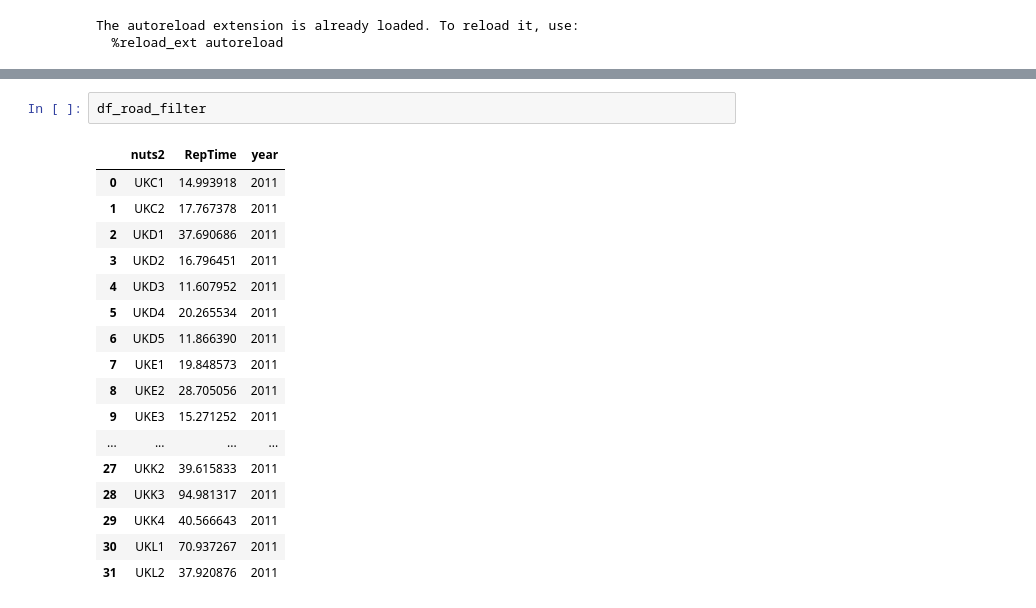
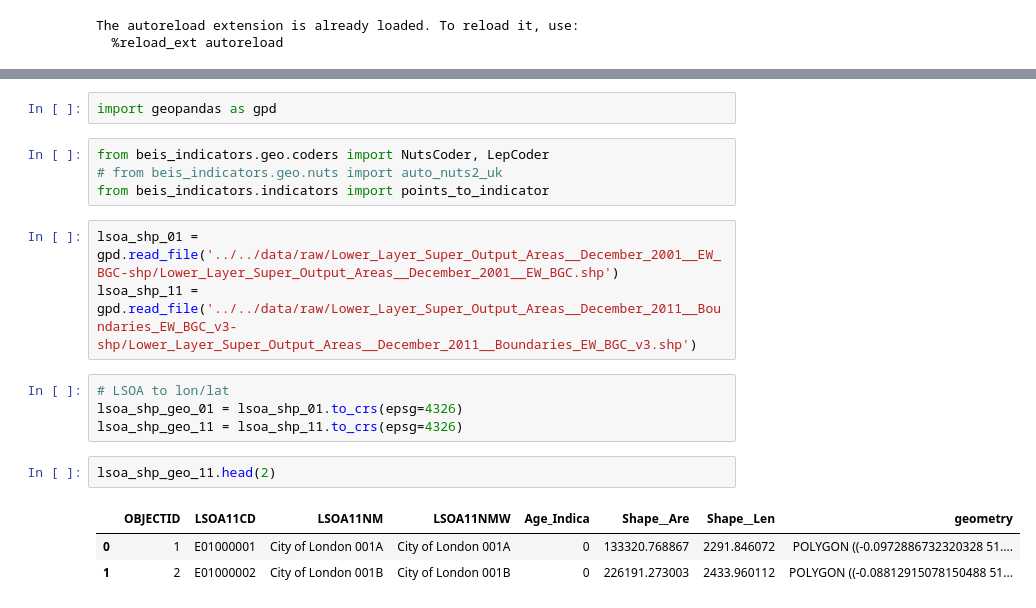
Before and after one commit to nestauk/beis-indicators, a Jupyter notebook: ds/notebooks/dev/15_ao_travel.ipynb, the cells around one changed output, grey strips where cells are left out. Cells and saved outputs as stored; diff of their text form.

```diff
--- a/ds/notebooks/dev/15_ao_travel.ipynb
+++ b/ds/notebooks/dev/15_ao_travel.ipynb
@@ -155,20 +9,19 @@ df_road_filter['year'] = [2011]*len(df_road_filter)
-# %%
-df_road_filter
-# %% [output]
-|  | nuts2 | RepTime | year |
-| 0 | UKC1 | 14.993918 | 2011 |
-| 1 | UKC2 | 17.767378 | 2011 |
-| 2 | UKD1 | 37.690686 | 2011 |
-| 3 | UKD2 | 16.796451 | 2011 |
-| 4 | UKD3 | 11.607952 | 2011 |
-| 5 | UKD4 | 20.265534 | 2011 |
-| 6 | UKD5 | 11.866390 | 2011 |
-| 7 | UKE1 | 19.848573 | 2011 |
-| 8 | UKE2 | 28.705056 | 2011 |
-| 9 | UKE3 | 15.271252 | 2011 |
-| ... | ... | ... | ... |
-| 27 | UKK2 | 39.615833 | 2011 |
-| 28 | UKK3 | 94.981317 | 2011 |
-| 29 | UKK4 | 40.566643 | 2011 |
-| 30 | UKL1 | 70.937267 | 2011 |
-| 31 | UKL2 | 37.920876 | 2011 |
+# %%
+import geopandas as gpd
+# %%
+from beis_indicators.geo.coders import NutsCoder, LepCoder
+# from beis_indicators.geo.nuts import auto_nuts2_uk
+from beis_indicators.indicators import points_to_indicator
+# %%
+lsoa_shp_01 = gpd.read_file('../../data/raw/Lower_Layer_Super_Output_Areas__December_2001__EW_BGC-shp/Lower_Layer_Super_Output_Areas__December_2001__EW_BGC.shp')
+lsoa_shp_11 = gpd.read_file('../../data/raw/Lower_Layer_Super_Output_Areas__December_2011__Boundaries_EW_BGC_v3-shp/Lower_Layer_Super_Output_Areas__December_2011__Boundaries_EW_BGC_v3.shp')
+# %%
+# LSOA to lon/lat
+lsoa_shp_geo_01 = lsoa_shp_01.to_crs(epsg=4326)
+lsoa_shp_geo_11 = lsoa_shp_11.to_crs(epsg=4326)
+# %%
+lsoa_shp_geo_11.head(2)
+# %% [output]
+|  | OBJECTID | LSOA11CD | LSOA11NM | LSOA11NMW | Age_Indica | Shape__Are | Shape__Len | geometry |
+| 0 | 1 | E01000001 | City of London 001A | City of London 001A | 0 | 133320.768867 | 2291.846072 | POLYGON ((-0.0972886732320328 51.... |
+| 1 | 2 | E01000002 | City of London 001B | City of London 001B | 0 | 226191.273003 | 2433.960112 | POLYGON ((-0.08812915078150488 51... |
```
Also changed, not shown: parts of 86 cells of this notebook, 2 other files.
